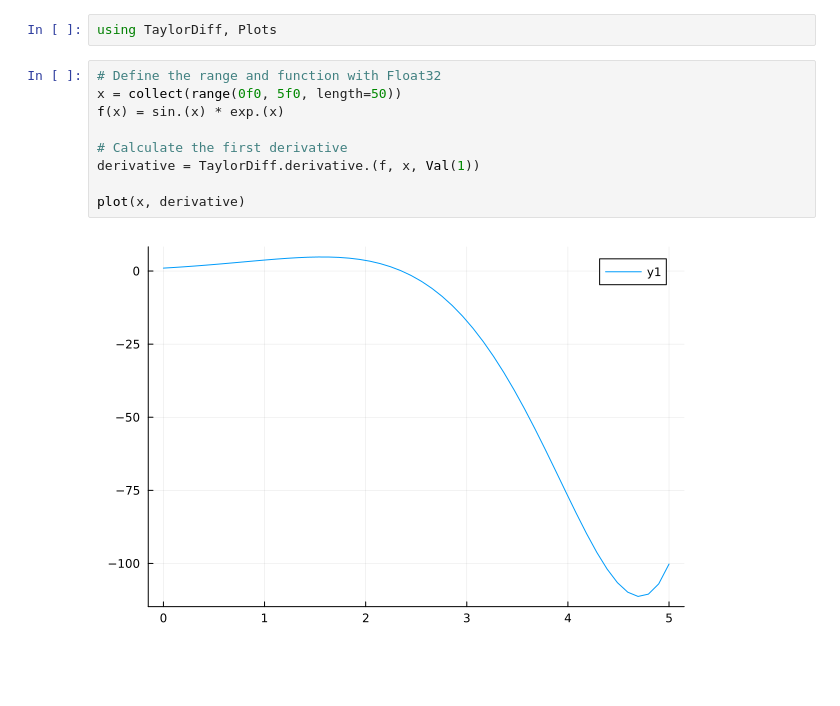
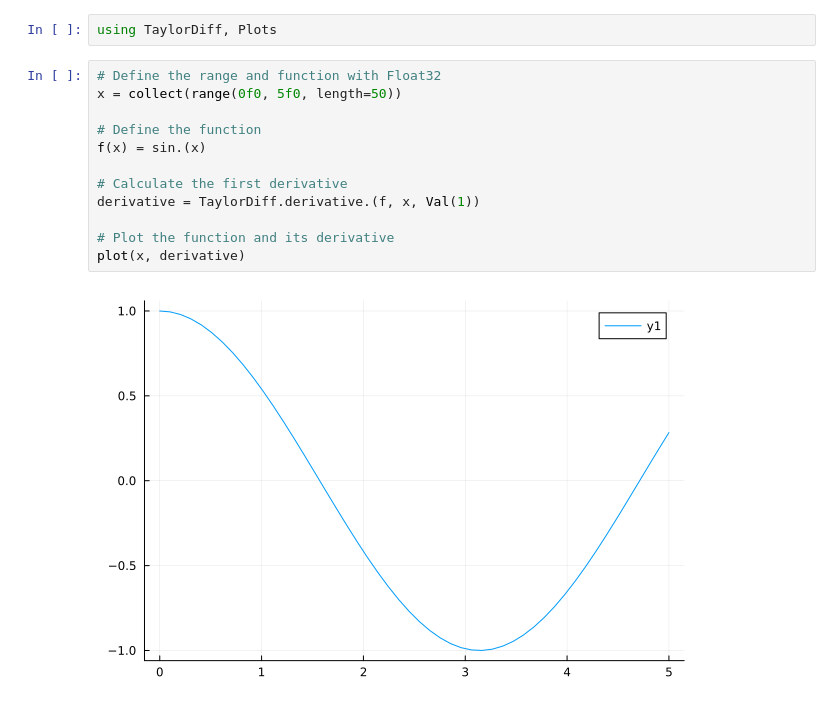
Before and after one commit to oscar-rincon/ReScience-PINNs-Lux, a Jupyter notebook: automatic_diff.ipynb, the cells around one changed output. Cells and saved outputs as stored; diff of their text form; blank space fills up the shorter version.

```diff
--- a/automatic_diff.ipynb
+++ b/automatic_diff.ipynb
@@ -3,11 +3,14 @@ using TaylorDiff, Plots
 # %%
 # Define the range and function with Float32
 x = collect(range(0f0, 5f0, length=50))
-f(x) = sin.(x) * exp.(x)
+
+# Define the function
+f(x) = sin.(x)
 
 # Calculate the first derivative
 derivative = TaylorDiff.derivative.(f, x, Val(1))
 
+# Plot the function and its derivative
 plot(x, derivative)
 # %% [output]
-[figure, old version]
+[figure, new version]
```
Also changed, not shown: parts of 1 cell of this notebook, 4 other files.
